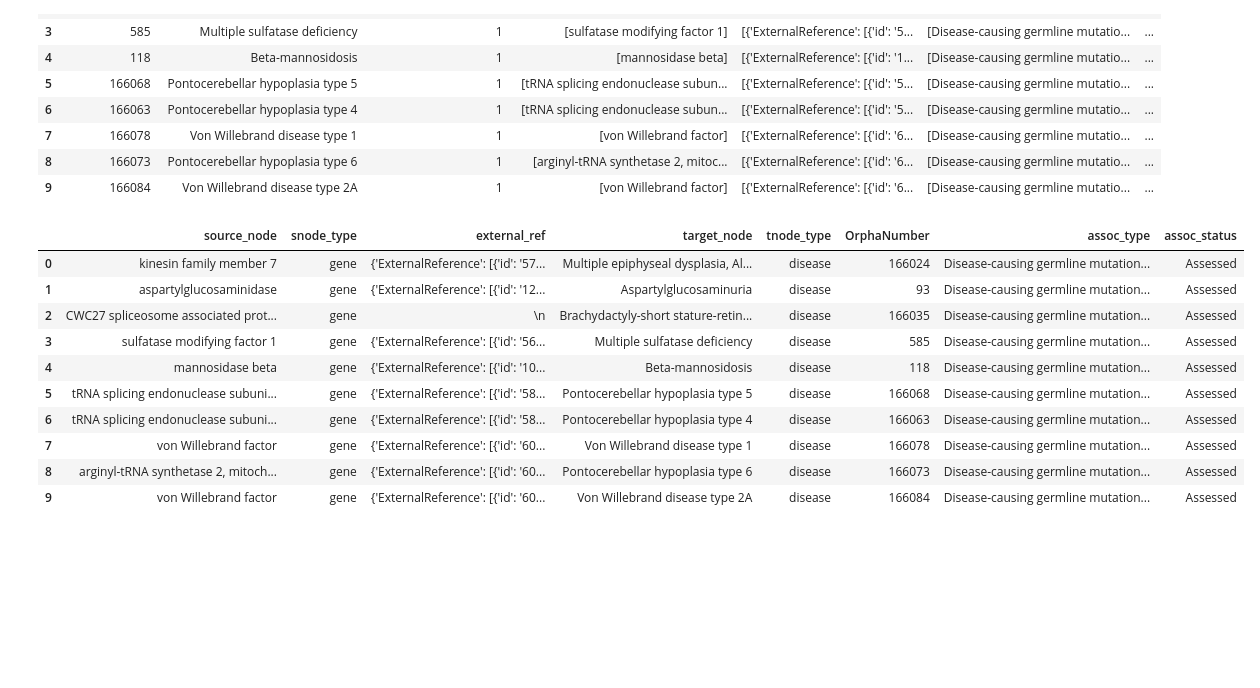
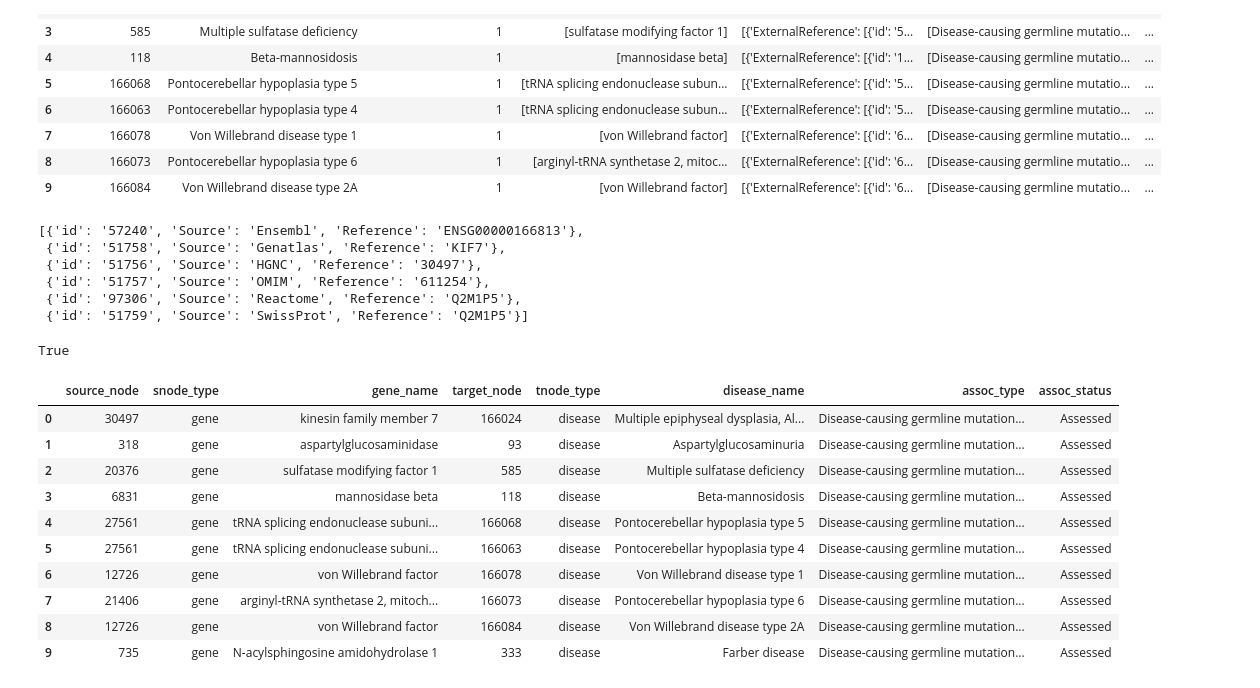
Before and after one commit to saraheyam/G4006_TranslationalFinalProject, a Jupyter notebook: Code/graph-extraction-from-db.ipynb, the cells around one changed output. Drawn from its saved outputs; the diff is of its cells as text; code cells hidden in the pictures; blank space fills up the shorter version.

```diff
--- a/Code/graph-extraction-from-db.ipynb
+++ b/Code/graph-extraction-from-db.ipynb
@@ -202,41 +202,64 @@ disease_df.head(10)
 | 7 | 166078 | Von Willebrand disease type 1 | 1 | [von Willebrand factor] | [{'ExternalReference': [{'id': '6... | [Disease-causing germline mutatio... | ... |
 | 8 | 166073 | Pontocerebellar hypoplasia type 6 | 1 | [arginyl-tRNA synthetase 2, mitoc... | [{'ExternalReference': [{'id': '6... | [Disease-causing germline mutatio... | ... |
 | 9 | 166084 | Von Willebrand disease type 2A | 1 | [von Willebrand factor] | [{'ExternalReference': [{'id': '6... | [Disease-causing germline mutatio... | ... |
+# %%
+for ref in disease_df.iloc[0]['Gene_IDs'][0]['ExternalReference']:
+    if ref['Source'] == 'HGNC':
+        snode = ref['Reference']
+# disease_df.iloc[0]['Gene_IDs'][0]['ExternalReference']
+# %% [output]
+[{'id': '57240', 'Source': 'Ensembl', 'Reference': 'ENSG00000166813'},
+ {'id': '51758', 'Source': 'Genatlas', 'Reference': 'KIF7'},
+ {'id': '51756', 'Source': 'HGNC', 'Reference': '30497'},
+ {'id': '51757', 'Source': 'OMIM', 'Reference': '611254'},
+ {'id': '97306', 'Source': 'Reactome', 'Reference': 'Q2M1P5'},
+ {'id': '51759', 'Source': 'SwissProt', 'Reference': 'Q2M1P5'}]
+# %%
+dict == type(disease_df.iloc[0]['Gene_IDs'][0])
+# %% [output]
+True
 # %%
 # Build graph! Dataframe columns: source node, source node attributes, target node, target node attributes, edge attributes
-NE_cols = ['source_node', 'snode_type', 'external_ref',
-           'target_node', 'tnode_type', 'OrphaNumber',
+NE_cols = ['source_node', 'snode_type', 'gene_name',
+           'target_node', 'tnode_type', 'disease_name',
            'assoc_type', 'assoc_status']
 NE_df = pd.DataFrame(columns = NE_cols)
 
 for i, genelist in enumerate(disease_df['Associated_genes']):
     for j, gene in enumerate(genelist):
-        snode = gene
-        snode_type = 'gene'
-        ext_ref = disease_df.iloc[i]['Gene_IDs'][j]
+        if type(disease_df.iloc[i]['Gene_IDs'][0]) != dict:
+            pass
+        else:
+            for ref in disease_df.iloc[i]['Gene_IDs'][0]['ExternalReference']:
+                if ref['Source'] == 'HGNC': # Using HGNC ID since pretty much all databases reference it for genes
+                    snode = ref['Reference']
+                    snode_type = 'gene'
+                    gene_name = gene
 
-        tnode = disease_df.iloc[i]['Disease_name']
-        tnode_type = 'disease'
-        OrphaNum = disease_df.iloc[i]['OrphaNumber']
+                    tnode = disease_df.iloc[i]['OrphaNumber']
+                    tnode_type = 'disease'
+                    disease_name = disease_df.iloc[i]['Disease_name']
 
-        assoc_type = disease_df.iloc[i]['Association_types'][j]
-        status = disease_df.iloc[i]['Association_statuses'][j]
-        newrow = [snode, snode_type, ext_ref, tnode, tnode_type, OrphaNum, assoc_type, status]
-        NE_df.loc[len(NE_df)] = newrow
+                    assoc_type = disease_df.iloc[i]['Association_types'][j]
+                    status = disease_df.iloc[i]['Association_statuses'][j]
+                    newrow = [snode, snode_type, gene_name, tnode, tnode_type, disease_name, assoc_type, status]
+                    NE_df.loc[len(NE_df)] = newrow
+                else:
+                    pass
 
 NE_df.head(10)
 # %% [output]
-|  | source_node | snode_type | external_ref | target_node | tnode_type | OrphaNumber | assoc_type | assoc_status |
-| 0 | kinesin family member 7 | gene | {'ExternalReference': [{'id': '57... | Multiple epiphyseal dysplasia, Al... | disease | 166024 | Disease-causing germline mutation... | Assessed |
-| 1 | aspartylglucosaminidase | gene | {'ExternalReference': [{'id': '12... | Aspartylglucosaminuria | disease | 93 | Disease-causing germline mutation... | Assessed |
-| 2 | CWC27 spliceosome associated prot... | gene | \n | Brachydactyly-short stature-retin... | disease | 166035 | Disease-causing germline mutation... | Assessed |
-| 3 | sulfatase modifying factor 1 | gene | {'ExternalReference': [{'id': '56... | Multiple sulfatase deficiency | disease | 585 | Disease-causing germline mutation... | Assessed |
-| 4 | mannosidase beta | gene | {'ExternalReference': [{'id': '10... | Beta-mannosidosis | disease | 118 | Disease-causing germline mutation... | Assessed |
-| 5 | tRNA splicing endonuclease subuni... | gene | {'ExternalReference': [{'id': '58... | Pontocerebellar hypoplasia type 5 | disease | 166068 | Disease-causing germline mutation... | Assessed |
-| 6 | tRNA splicing endonuclease subuni... | gene | {'ExternalReference': [{'id': '58... | Pontocerebellar hypoplasia type 4 | disease | 166063 | Disease-causing germline mutation... | Assessed |
-| 7 | von Willebrand factor | gene | {'ExternalReference': [{'id': '60... | Von Willebrand disease type 1 | disease | 166078 | Disease-causing germline mutation... | Assessed |
-| 8 | arginyl-tRNA synthetase 2, mitoch... | gene | {'ExternalReference': [{'id': '60... | Pontocerebellar hypoplasia type 6 | disease | 166073 | Disease-causing germline mutation... | Assessed |
-| 9 | von Willebrand factor | gene | {'ExternalReference': [{'id': '60... | Von Willebrand disease type 2A | disease | 166084 | Disease-causing germline mutation... | Assessed |
+|  | source_node | snode_type | gene_name | target_node | tnode_type | disease_name | assoc_type | assoc_status |
+| 0 | 30497 | gene | kinesin family member 7 | 166024 | disease | Multiple epiphyseal dysplasia, Al... | Disease-causing germline mutation... | Assessed |
+| 1 | 318 | gene | aspartylglucosaminidase | 93 | disease | Aspartylglucosaminuria | Disease-causing germline mutation... | Assessed |
+| 2 | 20376 | gene | sulfatase modifying factor 1 | 585 | disease | Multiple sulfatase deficiency | Disease-causing germline mutation... | Assessed |
+| 3 | 6831 | gene | mannosidase beta | 118 | disease | Beta-mannosidosis | Disease-causing germline mutation... | Assessed |
+| 4 | 27561 | gene | tRNA splicing endonuclease subuni... | 166068 | disease | Pontocerebellar hypoplasia type 5 | Disease-causing germline mutation... | Assessed |
+| 5 | 27561 | gene | tRNA splicing endonuclease subuni... | 166063 | disease | Pontocerebellar hypoplasia type 4 | Disease-causing germline mutation... | Assessed |
+| 6 | 12726 | gene | von Willebrand factor | 166078 | disease | Von Willebrand disease type 1 | Disease-causing germline mutation... | Assessed |
+| 7 | 21406 | gene | arginyl-tRNA synthetase 2, mitoch... | 166073 | disease | Pontocerebellar hypoplasia type 6 | Disease-causing germline mutation... | Assessed |
+| 8 | 12726 | gene | von Willebrand factor | 166084 | disease | Von Willebrand disease type 2A | Disease-causing germline mutation... | Assessed |
+| 9 | 735 | gene | N-acylsphingosine amidohydrolase 1 | 333 | disease | Farber disease | Disease-causing germline mutation... | Assessed |
 # %%
 # Create diseases graph object
 disease_gene_graph = nx.from_pandas_edgelist(NE_df, source = 'source_node', target = 'target_node',
```
Also changed, not shown: parts of 19 cells of this notebook, 8 other files.
